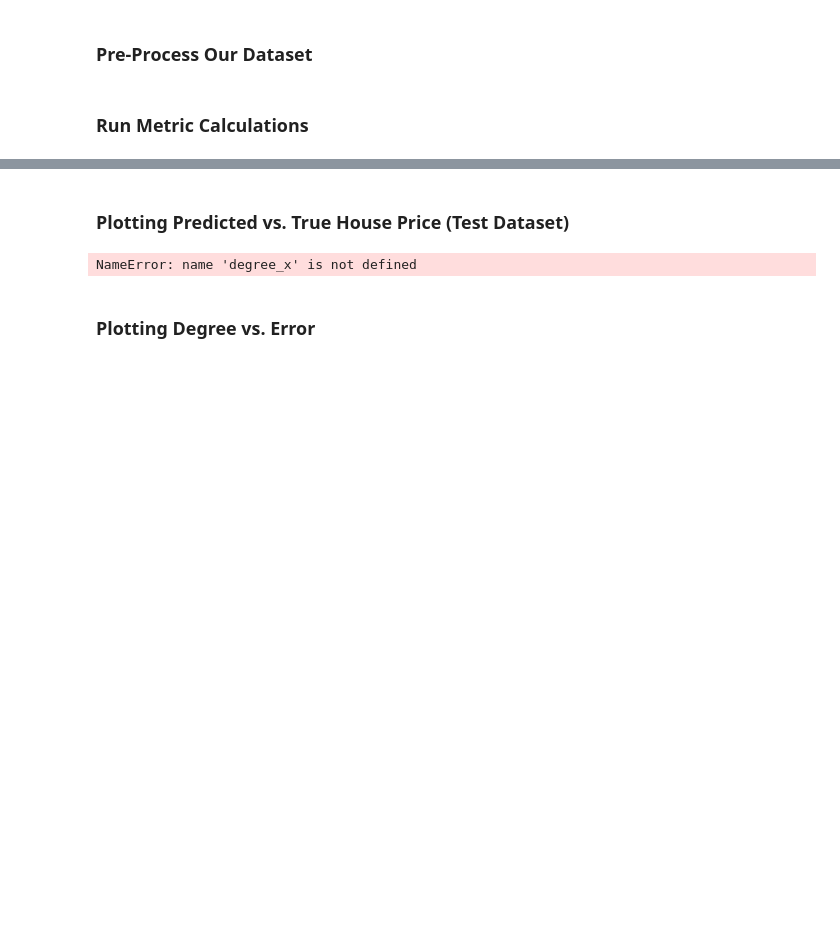
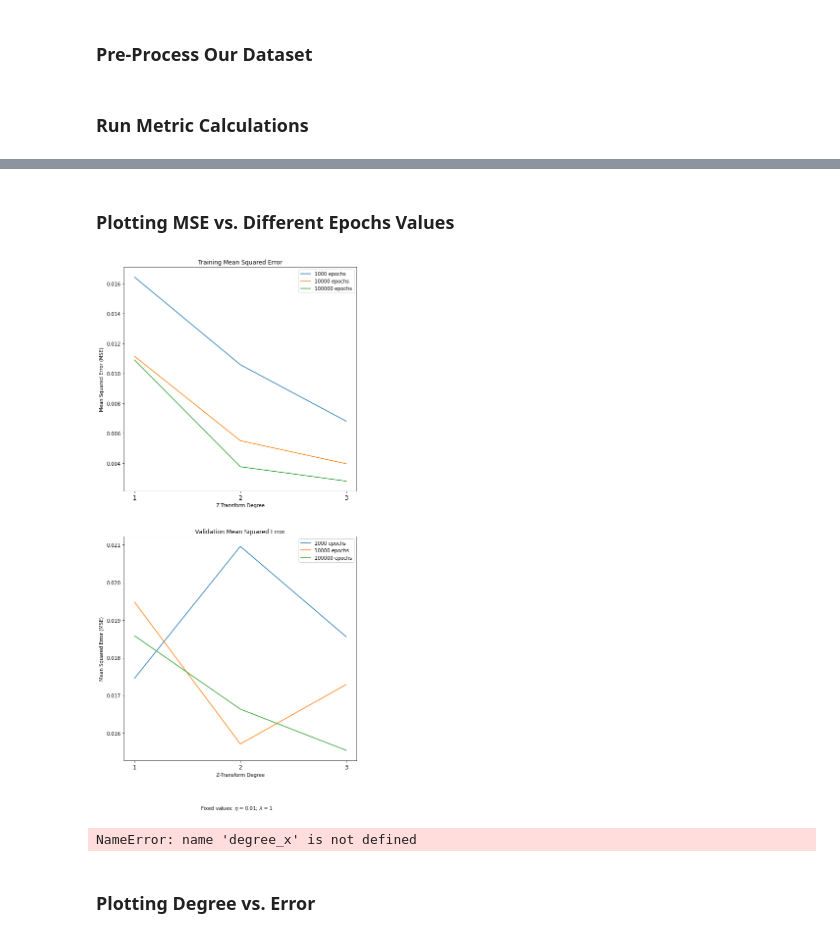
Before and after one commit to b-chalpin/linear-regression, a Jupyter notebook: gd_subproject_5.ipynb, the cells around one changed output, grey strips where cells are left out. Drawn from its saved outputs; the diff is of its cells as text; code cells hidden in the pictures; blank space fills up the shorter version.

```diff
--- a/gd_subproject_5.ipynb
+++ b/gd_subproject_5.ipynb
@@ -92,5 +118,59 @@ test_mse: 0.01856449696245678
-# %% [markdown]
-### Plotting Predicted vs. True House Price (Test Dataset)
+# %% [markdown]
+### Plotting MSE vs. Different Epochs Values
+# %%
+# load our data
+with open(gd_output_filename, "r") as file:
+    json_str = file.read()
+gd_data = json.loads(json_str)
+
+# we have to fix eta and lam
+fixed_eta = eta_list[0]
+fixed_lam = lam_list[0]
+
+epochs_fig, epochs_axes = plt.subplots(2) # two subplots, one for train MSE, one for test MSE
+train_ax = epochs_axes[0]
+test_ax = epochs_axes[1]
+
+x_axis = np.arange(1, max_degree + 1)
+
+# x: degree, y: mse, plot one line for each epoch value (indicate in legend)
+for i, epoch_val in enumerate(epochs_list):
+    y_train_mse = []
+    y_test_mse = []
+    for r in x_axis: # x-axis is degree
+        y_val = list(filter(lambda x:
+                            x["degree"] == r and
+                            x["epochs"] == epoch_val and
+                            x["eta"] == fixed_eta and
+                            x["lam"] == fixed_lam,
+                            gd_data))
+
+        y_train_mse.append(y_val[0]["train_mse"])
+        y_test_mse.append(y_val[0]["test_mse"])
+
+    train_ax.plot(x_axis, y_train_mse, label=f"{epoch_val} epochs")
+    test_ax.plot(x_axis, y_test_mse, label=f"{epoch_val} epochs")
+
+    train_ax.legend()
+    test_ax.legend()
+
+
+# figure config
+epochs_fig.set_size_inches(8.5, 18.5)
+epochs_fig.text(.5, .05, f"Fixed values: $\eta$ = {fixed_eta}; $\lambda$ = {fixed_lam}", ha='center')
+
+# subplot config
+train_ax.set_title("Training Mean Squared Error")
+test_ax.set_title("Validation Mean Squared Error")
+for ax in epochs_axes:
+    ax.set_ylabel("Mean Squared Error (MSE)")
+    ax.set_xlabel("Z-Transform Degree")
+    ax.set_xticks(x_axis)
+    ax.set_xticklabels(x_axis, fontsize=12)
+
+plt.show()
+# %% [output]
+[figure, added]
 # %%
 # plot to examine the true y vs. predicted y for each degree
 prediction_fig, pred_axes = plt.subplots(len(degree_x))
```
Also changed, not shown: parts of 3 cells of this notebook, 6 other files.
